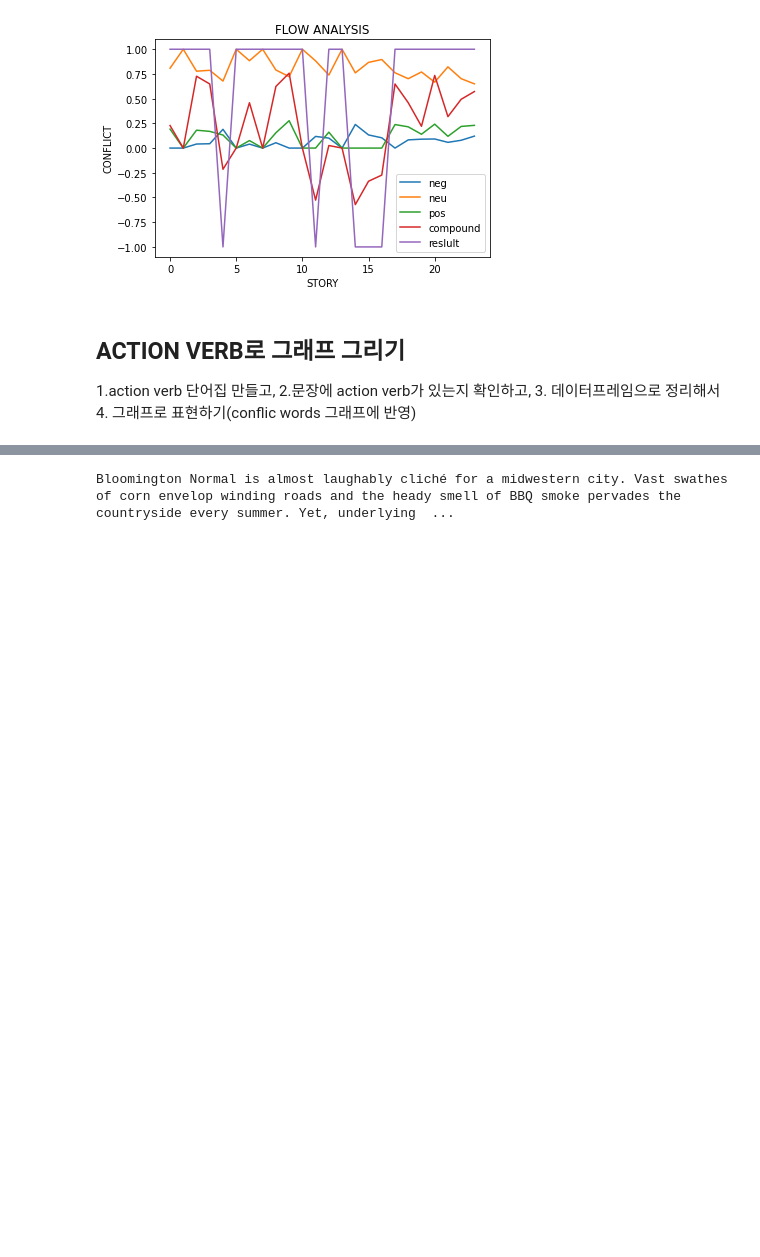
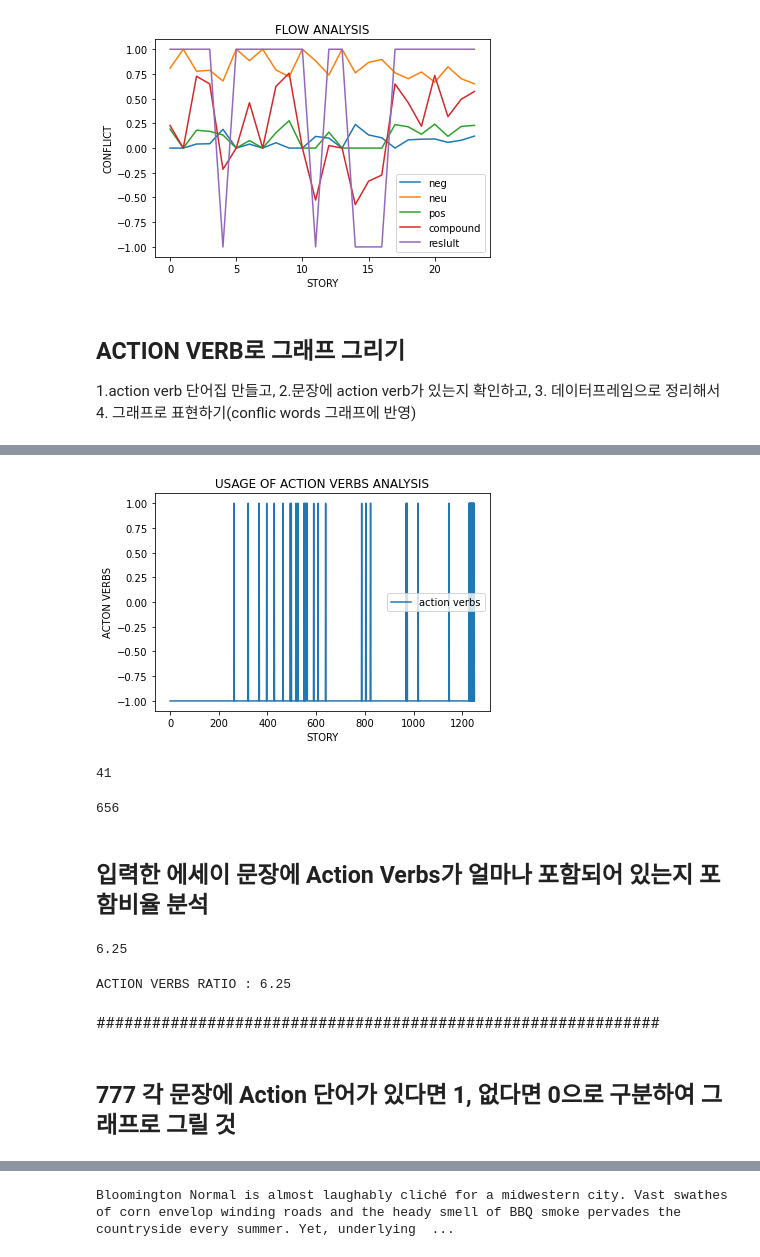
Before and after one commit to kwangilkimkenny/Story_Analysis, a Jupyter notebook: PLOT_CONFLICT_/plot_conflict_analysis.ipynb, the cells around one changed output, grey strips where cells are left out. Drawn from its saved outputs; the diff is of its cells as text; code cells hidden in the pictures; blank space fills up the shorter version.

```diff
--- a/PLOT_CONFLICT_/plot_conflict_analysis.ipynb
+++ b/PLOT_CONFLICT_/plot_conflict_analysis.ipynb
@@ -271,12 +353,9 @@ def actionverb_sim_words(text):
 
     #모델 설계 완료
 
-    #캐릭터 표현하는 단어들을 리스트에 넣어서 필터로 만들고
-    confict_words_list = ['clash', 'incompatible', 'inconsistent', 'incongruous', 'opposition', 'variance','vary', 'odds',
-                            'differ', 'diverge', 'disagree', 'contrast', 'collide', 'contradictory', 'incompatible', 'conflict',
-                            'inconsistent','irreconcilable','incongruous','contrary','opposite','opposing','opposed',
-                            'antithetical','clashing','discordant','differing','different','divergent','discrepant',
-                            'varying','disagreeing','contrasting','at odds','in opposition','at variance' ]
+    # ACTION VERBS 표현하는 단어들을 리스트에 넣어서 필터로 만들고
+    ##################################################
+    # verbs_list
 
     ####문장에 list의 단어들이 있는지 확인하고, 있다면 유사단어를 추출한다.
 
@@ -287,7 +366,7 @@ def actionverb_sim_words(text):
     #리트스로 정리된 개별 토큰을 char_list와 비교해서 존재하는 것만 추출한다.
     filtered_chr_text = []
     for k in token_input_text:
-        for j in confict_words_list:
+        for j in verbs_list:
             if k == j:
                 filtered_chr_text.append(j)
 
@@ -346,0 +393,3 @@ action_verbs = [ ]
+# %%
+ext_action_verbs = actionverb_sim_words(input_text)
+ext_action_verbs
@@ -346,0 +407,16 @@ action_verbs = [ ]
+# %%
+# Action Verbs를 모두 모음(직접적인 단어, 문맥상 유사어 포함)
+# 이것은 입력한 문장을 단어로 분리하고 리스트로 만든 파일 : input_text_list
+all_ac_verbs_list = verbs_list + ext_action_verbs
+# %%
+#입력한 수생내역의 리스트 값을 하나씩 불러와서 데이터프레이에 있는지 비교 찾아내서 해당 점수를 가져오기
+graph_calculation_list = []
+get_words__ = []
+for each_verb in all_ac_verbs_list: #데이터프레임에서 인덱스의 값과 비교하여
+    for h in input_text_list: #df에 특정 단어가 있다면, 해당하는 컬럼의 값을 가져오기
+        if each_verb == h:
+            get_words__.append(h) # 동일하면 저장하기
+            graph_calculation_list.append(1)
+
+    else: #없다면
+        graph_calculation_list.append(-1)
@@ -346,0 +463,32 @@ action_verbs = [ ]
+# %%
+plt.plot(graph_calculation_list)
+plt.xlabel('STORY')
+plt.ylabel('ACTON VERBS')
+plt.title('USAGE OF ACTION VERBS ANALYSIS')
+plt.legend(['action verbs'])
+plt.show()
+# %% [output]
+[figure, added]
+# %%
+len(get_words__) #Action Verbs number
+# %% [output]
+41
+# %%
+len(input_text_list) # 초 입력한 단어(에세이)
+# %% [output]
+656
+# %% [markdown]
+## 입력한 에세이 문장에 Action Verbs가 얼마나 포함되어 있는지 포함비율 분석
+# %%
+action_verbs_ratio = round(len(get_words__)/len(input_text_list) *100, 3)
+action_verbs_ratio
+# %% [output]
+6.25
+# %%
+print ("ACTION VERBS RATIO :", action_verbs_ratio )
+# %% [output]
+ACTION VERBS RATIO : 6.25
+# %% [markdown]
+#############################################################
+# %% [markdown]
+##  777 각 문장에 Action 단어가 있다면 1, 없다면 0으로 구분하여 그래프로 그릴 것
```
Also changed, not shown: parts of 24 cells of this notebook.
